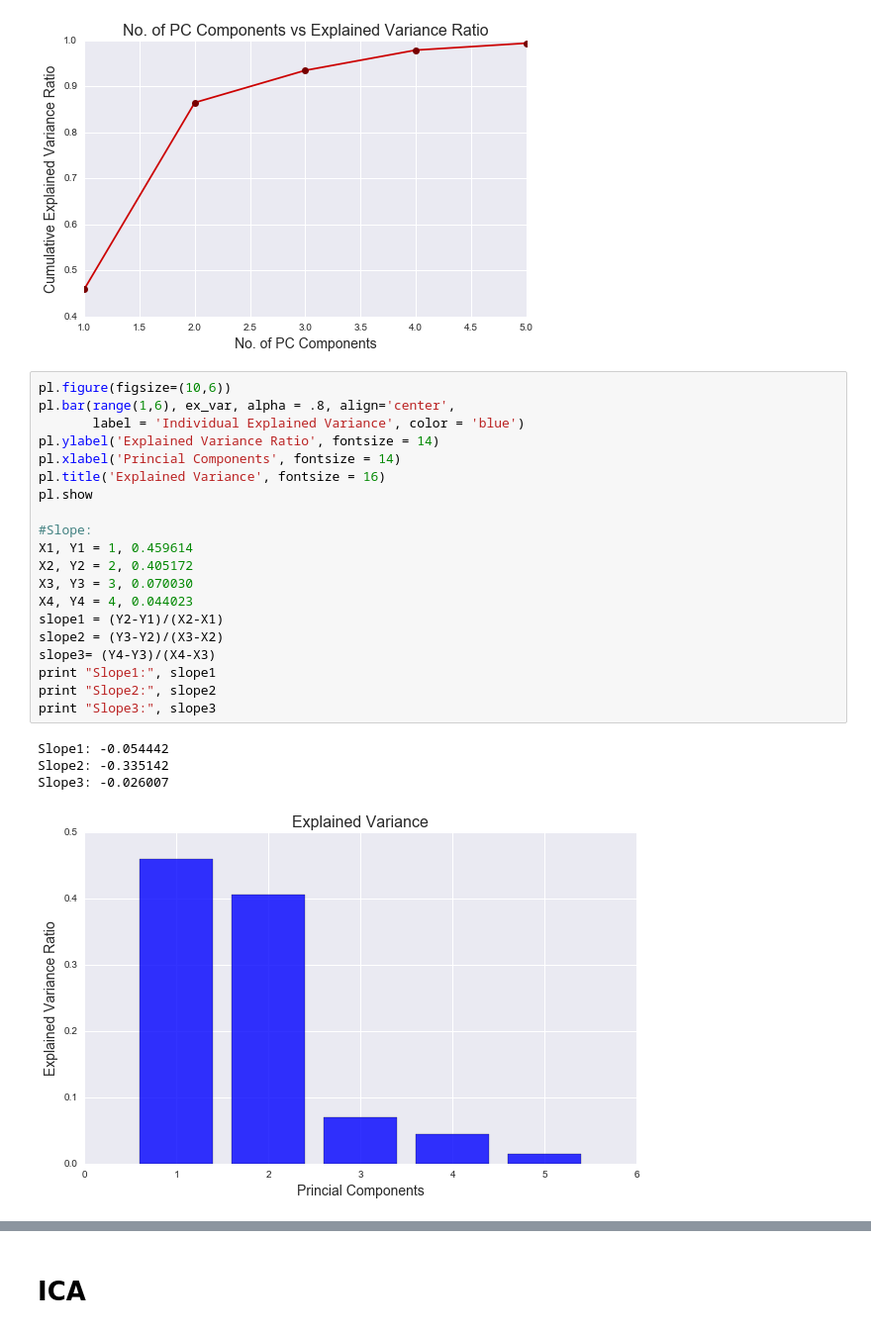
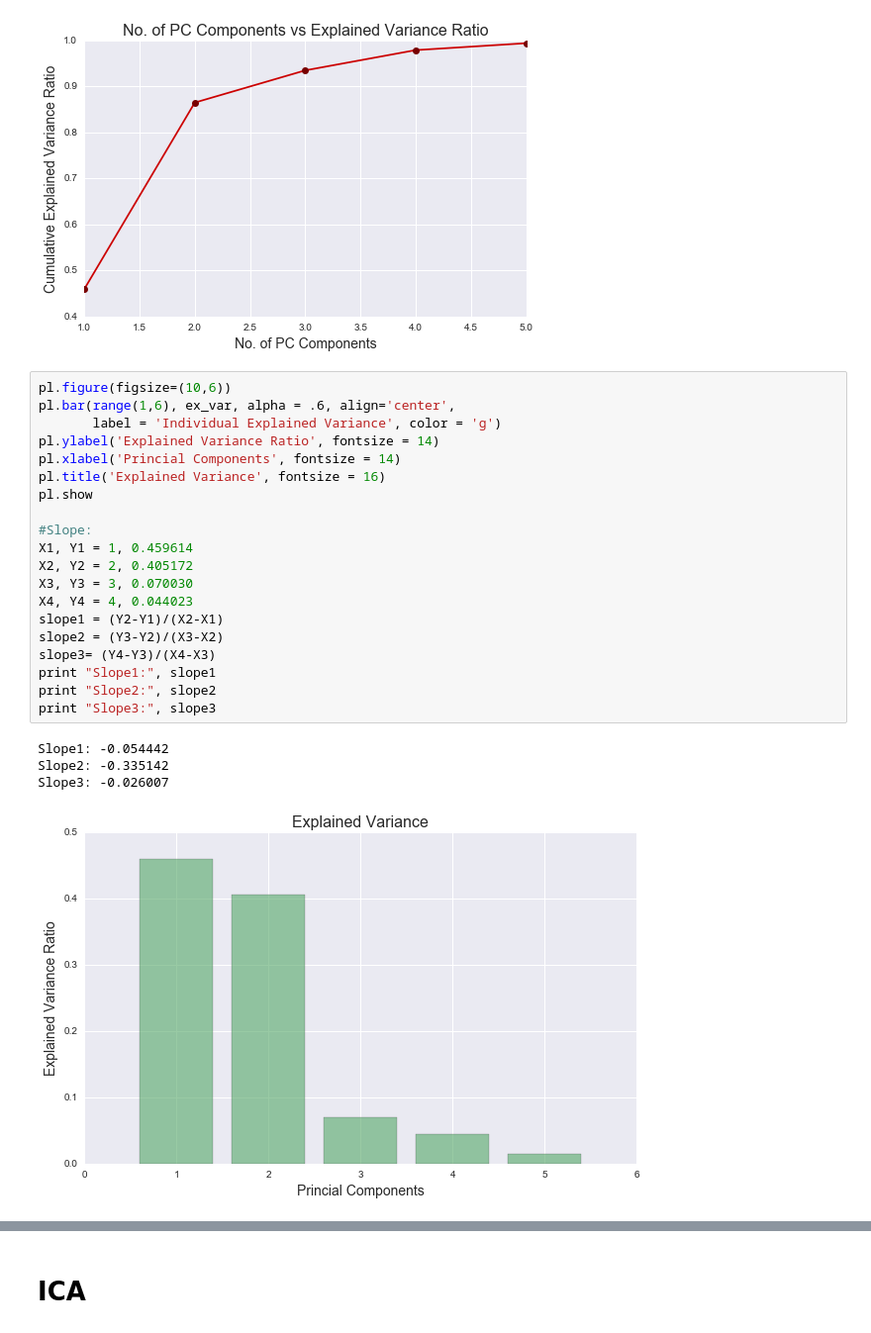
Before and after one commit to Tsmith5151/Customer-Segments, a Jupyter notebook: customer_segments.ipynb, the cells around one changed output, grey strips where cells are left out. Shown at 99% size. Cells and saved outputs as stored; diff of their text form.

```diff
--- a/customer_segments.ipynb
+++ b/customer_segments.ipynb
@@ -186,29 +199,29 @@ pl.show()
 [figure]
 # %%
 pl.figure(figsize=(10,6))
-pl.bar(range(1,6), ex_var, alpha = .8, align='center',
-       label = 'Individual Explained Variance', color = 'blue')
+pl.bar(range(1,6), ex_var, alpha = .6, align='center',
+       label = 'Individual Explained Variance', color = 'g')
 pl.ylabel('Explained Variance Ratio', fontsize = 14)
 pl.xlabel('Princial Components', fontsize = 14)
 pl.title('Explained Variance', fontsize = 16)
 pl.show
 
 #Slope:
 X1, Y1 = 1, 0.459614
 X2, Y2 = 2, 0.405172
 X3, Y3 = 3, 0.070030
 X4, Y4 = 4, 0.044023
 slope1 = (Y2-Y1)/(X2-X1)
 slope2 = (Y3-Y2)/(X3-X2)
 slope3= (Y4-Y3)/(X4-X3)
 print "Slope1:", slope1
 print "Slope2:", slope2
 print "Slope3:", slope3
 # %% [output]
 Slope1: -0.054442
 Slope2: -0.335142
 Slope3: -0.026007
-[figure, old version]
+[figure, new version]
 # %%
 def biplot(df):
     # Fit on 2 components
```
Also changed, not shown: parts of 14 cells of this notebook.
